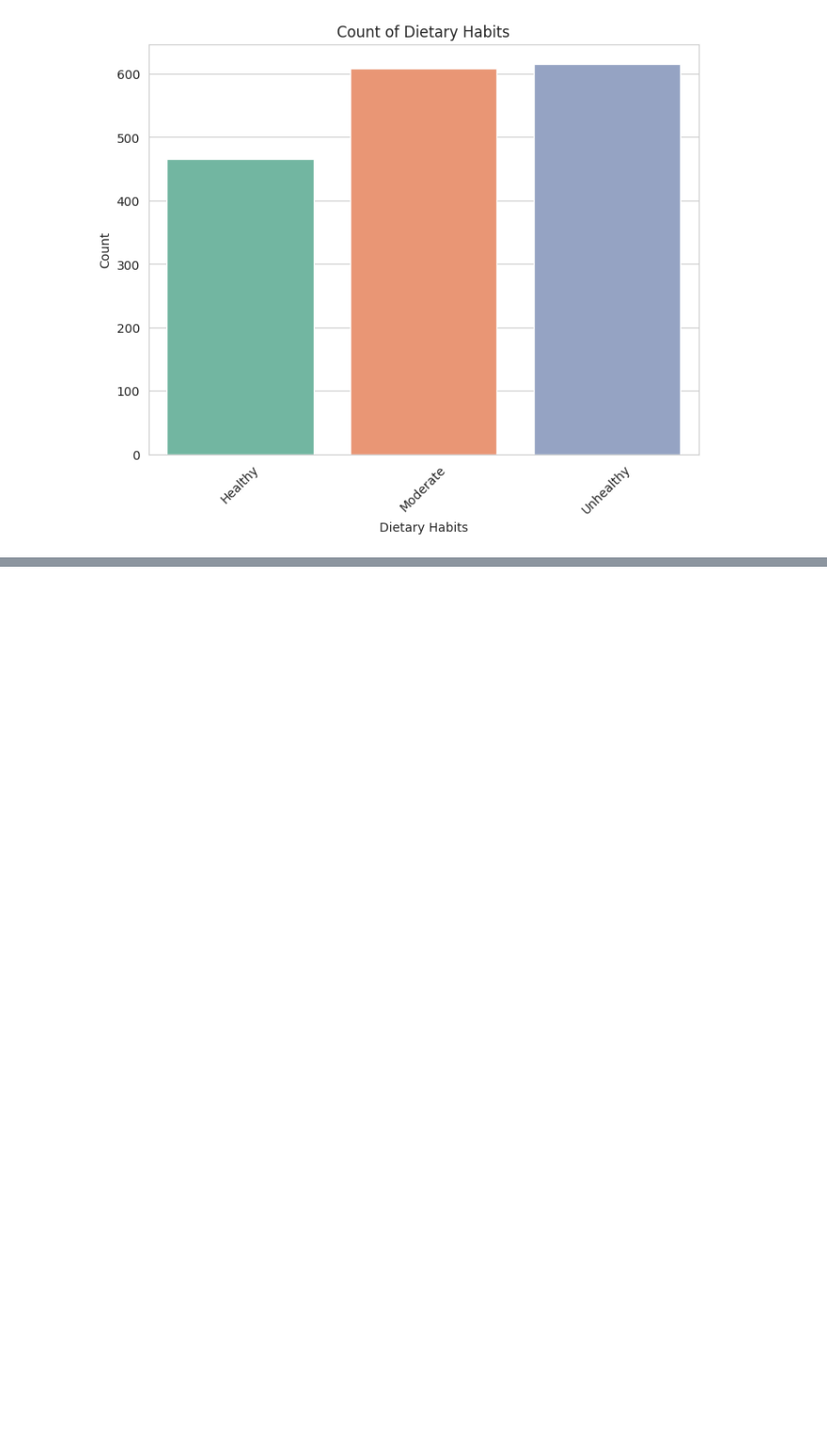
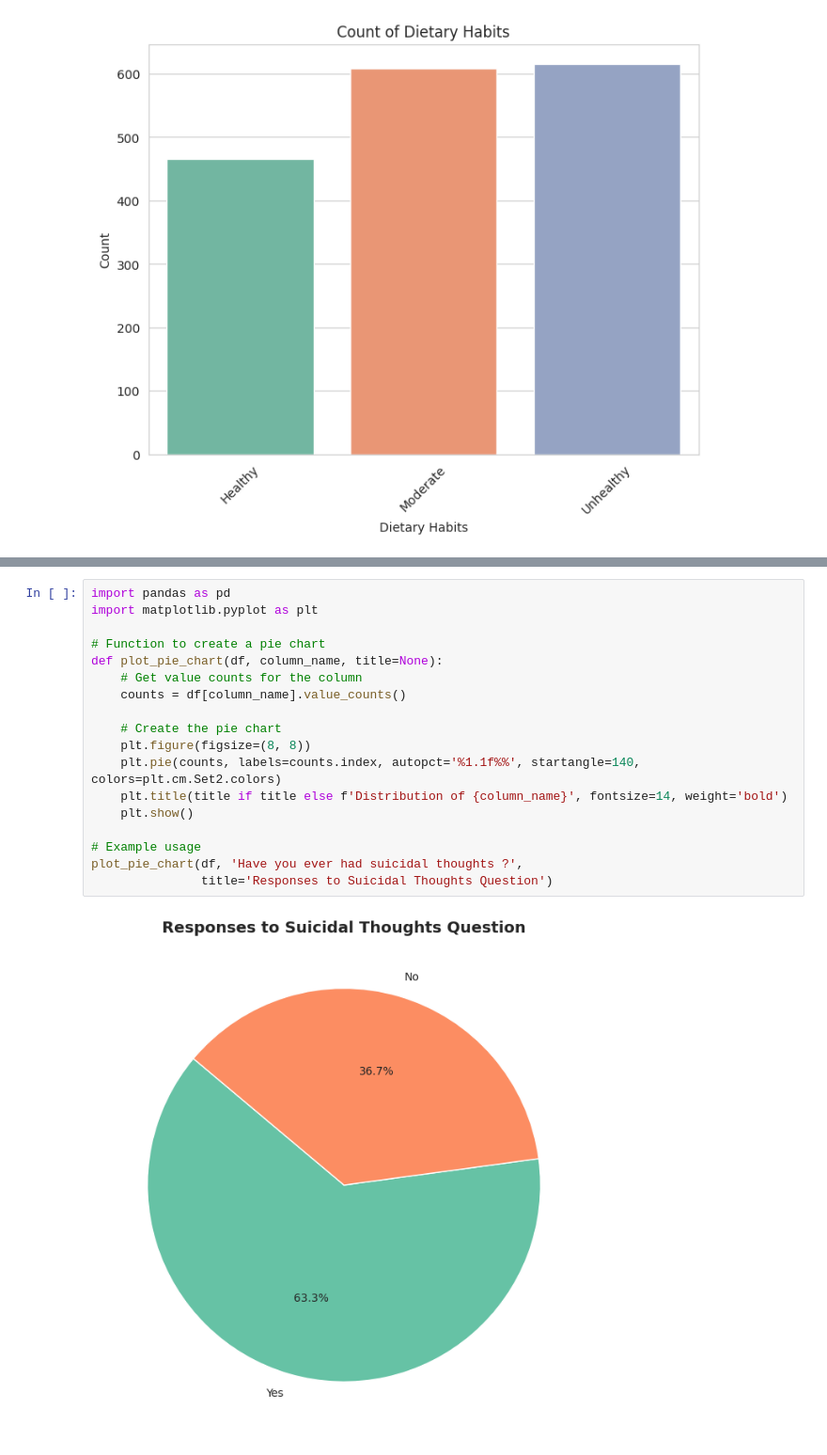
Before and after one commit to DeekshaMoolya1004/DANLC-Labs, a Jupyter notebook: chapter_appendix-tools-for-deep-learning/jupyter.ipynb, the cells around one changed output, grey strips where cells are left out. Shown at 94% size. Drawn from its saved outputs; the diff is of its cells as text; blank space fills up the shorter version.

```diff
--- a/chapter_appendix-tools-for-deep-learning/jupyter.ipynb
+++ b/chapter_appendix-tools-for-deep-learning/jupyter.ipynb
@@ -301,0 +213,20 @@ plt.show()
+# %%
+import pandas as pd
+import matplotlib.pyplot as plt
+
+# Function to create a pie chart
+def plot_pie_chart(df, column_name, title=None):
+    # Get value counts for the column
+    counts = df[column_name].value_counts()
+
+    # Create the pie chart
+    plt.figure(figsize=(8, 8))
+    plt.pie(counts, labels=counts.index, autopct='%1.1f%%', startangle=140, colors=plt.cm.Set2.colors)
+    plt.title(title if title else f'Distribution of {column_name}', fontsize=14, weight='bold')
+    plt.show()
+
+# Example usage
+plot_pie_chart(df, 'Have you ever had suicidal thoughts ?',
+               title='Responses to Suicidal Thoughts Question')
+# %% [output]
+[figure, added]
```
Also changed, not shown: parts of 14 cells of this notebook.
